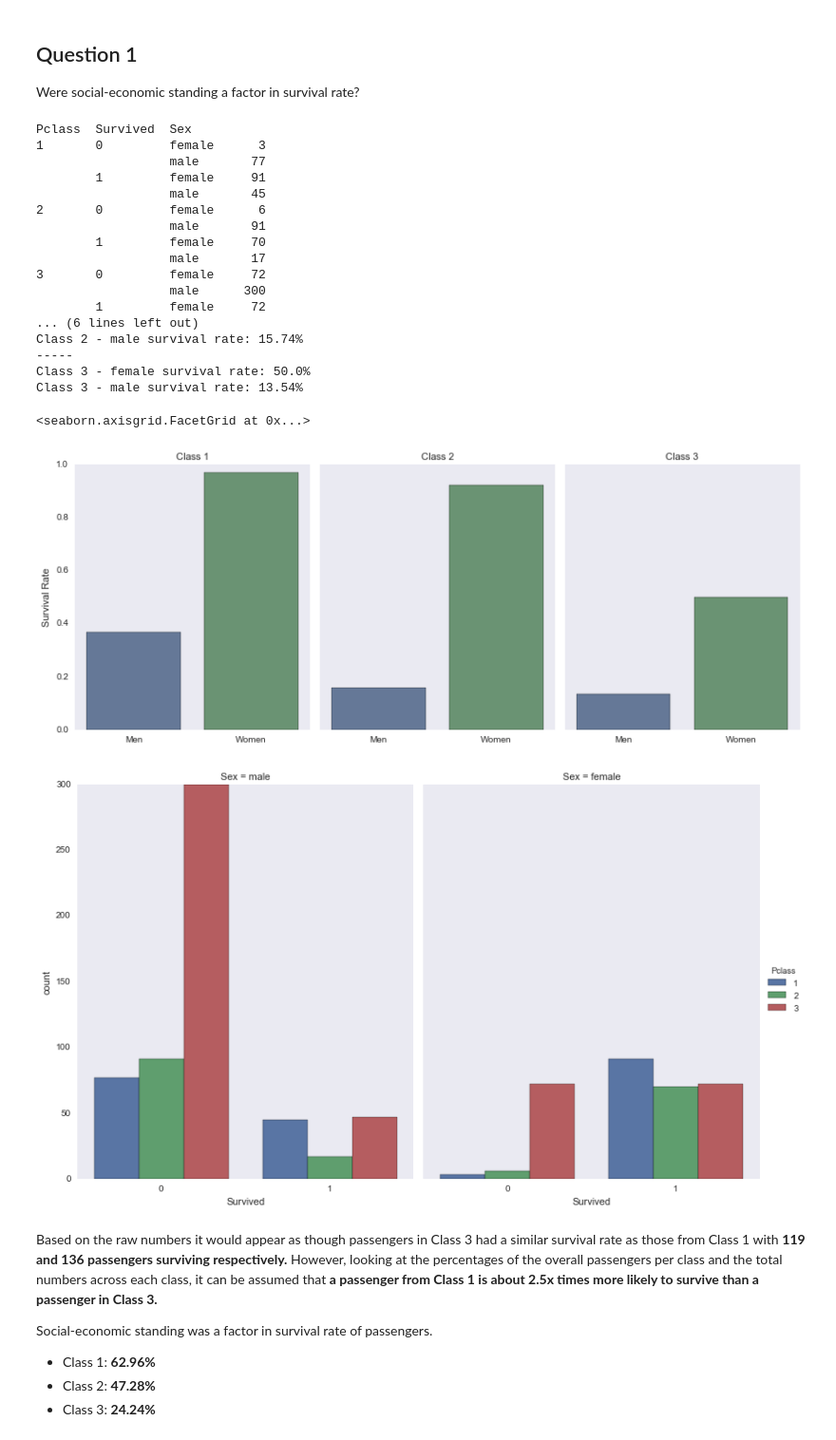
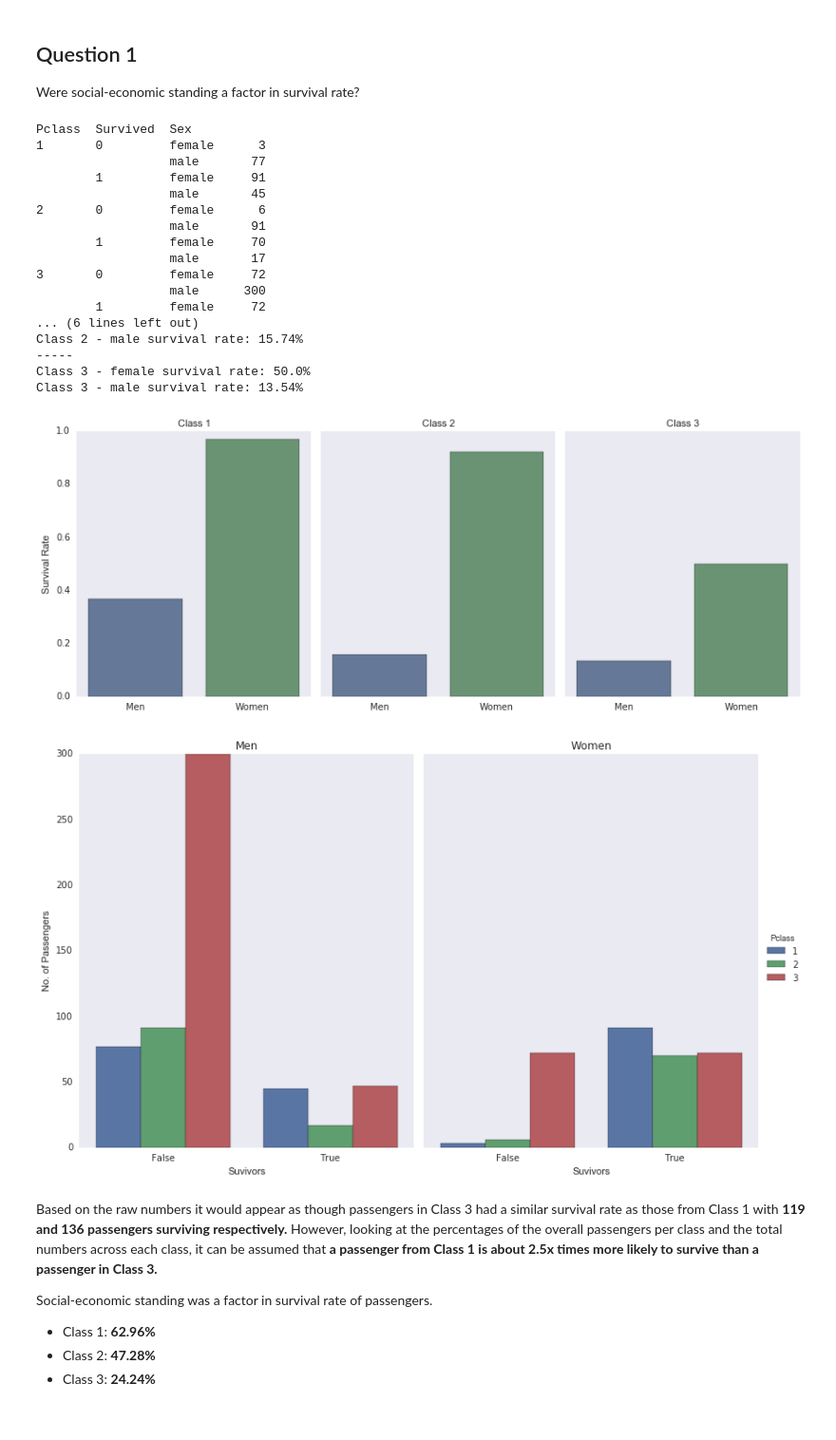
Before and after one commit to jasonicarter/udacity, a Jupyter notebook: P2_Titanic_Data_Analysis/TitanicData.ipynb, the cells around one changed output. Shown at 95% size. Saved outputs shown, nothing was run; the diff lists cells and outputs as text; code cells hidden in the pictures.

```diff
--- a/P2_Titanic_Data_Analysis/TitanicData.ipynb
+++ b/P2_Titanic_Data_Analysis/TitanicData.ipynb
@@ -284,42 +281,51 @@ print 'Class 2 - female survival rate: {}%'.format(survival_rate(2,'female'))
 print 'Class 2 - male survival rate: {}%'.format(survival_rate(2,'male'))
 print '-----'
 print 'Class 3 - female survival rate: {}%'.format(survival_rate(3,'female'))
 print 'Class 3 - male survival rate: {}%'.format(survival_rate(3,'male'))
 
 # Graph - Grouped by class, survival and sex
 g = sns.factorplot(x="Sex", y="Survived", col="Pclass", data=titanic_data_cleaned,
                    saturation=.5, kind="bar", ci=None, size=5, aspect=.8)
 
-# TODO: fix labels and graphs
-(g.set_axis_labels("", "Survival Rate")
-    .set_xticklabels(["Men", "Women"])
-    .set_titles("Class {col_name}")
-    .set(ylim=(0, 1))
-    .despine(left=True, bottom=True))
+# Fix up the labels
+(g.set_axis_labels('', 'Survival Rate')
+     .set_xticklabels(["Men", "Women"])
+     .set_titles("Class {col_name}")
+     .set(ylim=(0, 1))
+     .despine(left=True, bottom=True))
 
 # Graph - Actual count of passengers by survival, group and sex
-sns.factorplot('Survived', col='Sex', hue='Pclass', data=titanic_data_cleaned, kind='count', size=7, aspect=.8)
+g = sns.factorplot('Survived', col='Sex', hue='Pclass', data=titanic_data_cleaned, kind='count', size=7, aspect=.8)
+
+# Fix up the labels
+(g.set_axis_labels('Suvivors', 'No. of Passengers')
+    .set_xticklabels(["False", "True"])
+    .set_titles('{col_name}')
+)
+
+titles = ['Men', 'Women']
+for ax, title in zip(g.axes.flat, titles):
+    ax.set_title(title)
 # %% [output]
 Pclass  Survived  Sex
 1       0         female      3
                   male       77
         1         female     91
                   male       45
 2       0         female      6
                   male       91
         1         female     70
                   male       17
 3       0         female     72
                   male      300
         1         female     72
 ... (6 lines left out)
 Class 2 - male survival rate: 15.74%
 -----
 Class 3 - female survival rate: 50.0%
 Class 3 - male survival rate: 13.54%
-<seaborn.axisgrid.FacetGrid at 0x...>
 [figure]
-[figure, old version]
+[figure, new version]
 # %% [markdown]
 Based on the raw numbers it would appear as though passengers in Class 3 had a similar survival rate as those from Class 1 with **119 and 136 passengers surviving respectively.** However, looking at the percentages of the overall passengers per class and the total numbers across each class, it can be assumed that **a passenger from Class 1 is about 2.5x times more likely to survive than a passenger in Class 3.**
 
```
Also changed, not shown: parts of 19 cells of this notebook.
